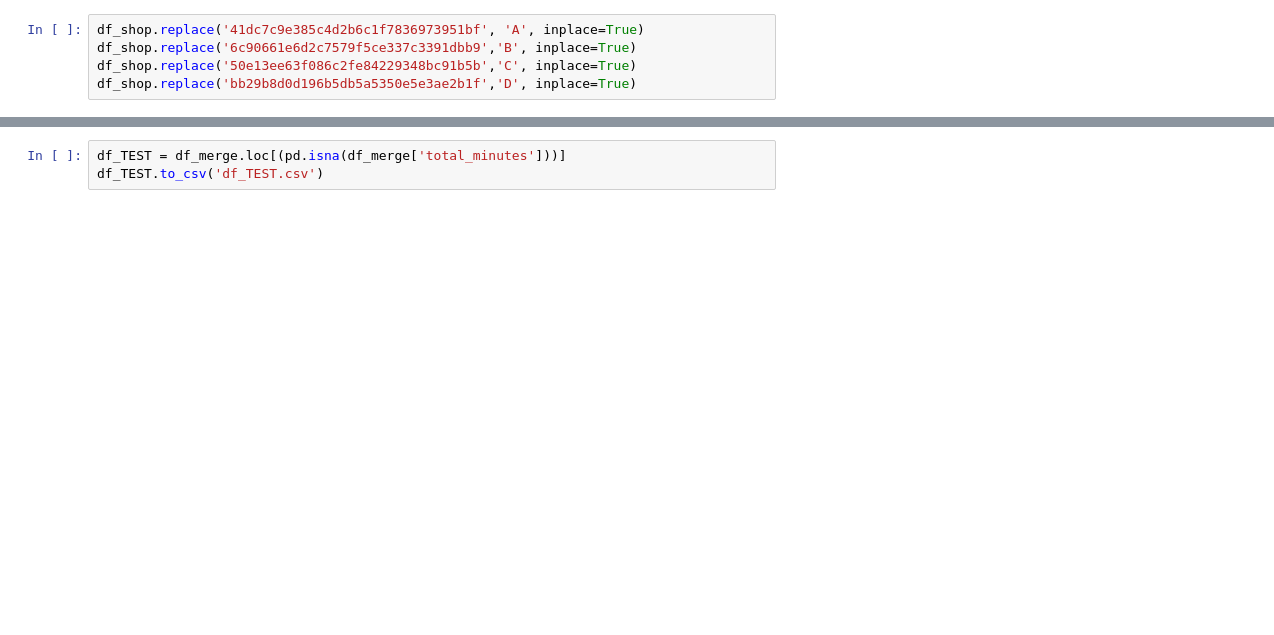
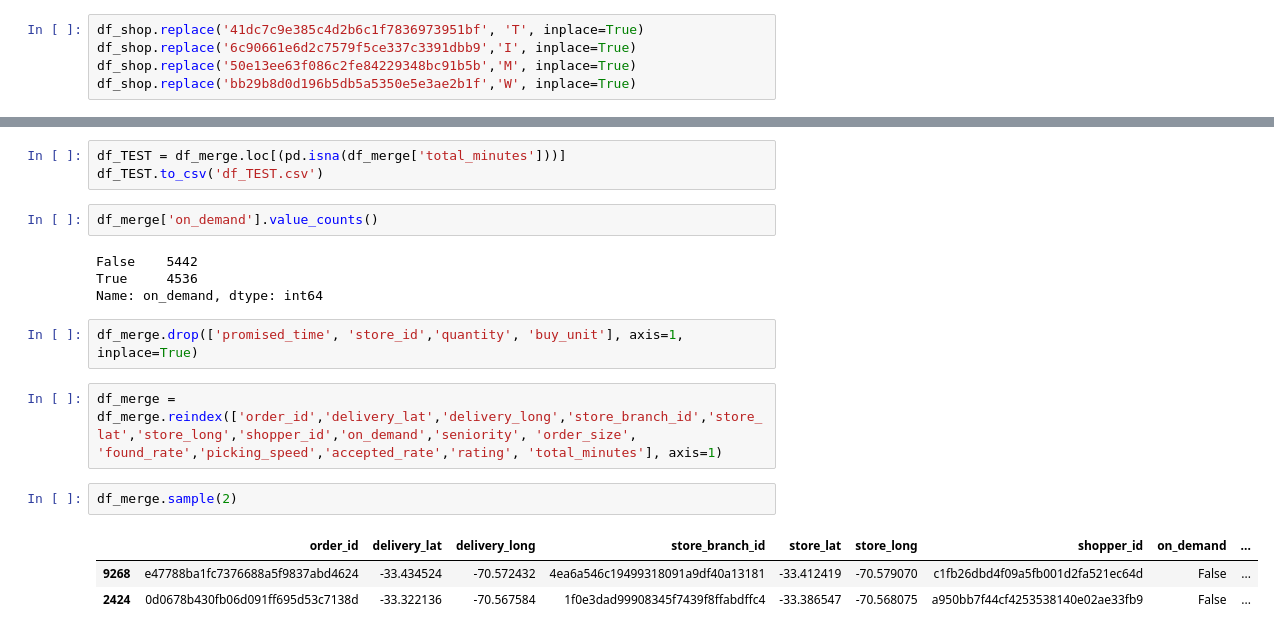
Before and after one commit to tiagottmoraes/CS-s-Data-Science-Example, a Jupyter notebook: ETL.ipynb, the cells around one changed output, grey strips where cells are left out. Cells and saved outputs as stored; diff of their text form; blank space fills up the shorter version.

```diff
--- a/ETL.ipynb
+++ b/ETL.ipynb
@@ -78,10 +91,10 @@ array(['41dc7c9e385c4d2b6c1f7836973951bf',
        '50e13ee63f086c2fe84229348bc91b5b',
        'bb29b8d0d196b5db5a5350e5e3ae2b1f'], dtype=object)
 # %%
-df_shop.replace('41dc7c9e385c4d2b6c1f7836973951bf', 'A', inplace=True)
-df_shop.replace('6c90661e6d2c7579f5ce337c3391dbb9','B', inplace=True)
-df_shop.replace('50e13ee63f086c2fe84229348bc91b5b','C', inplace=True)
-df_shop.replace('bb29b8d0d196b5db5a5350e5e3ae2b1f','D', inplace=True)
+df_shop.replace('41dc7c9e385c4d2b6c1f7836973951bf', 'T', inplace=True)
+df_shop.replace('6c90661e6d2c7579f5ce337c3391dbb9','I', inplace=True)
+df_shop.replace('50e13ee63f086c2fe84229348bc91b5b','M', inplace=True)
+df_shop.replace('bb29b8d0d196b5db5a5350e5e3ae2b1f','W', inplace=True)
 # %%
 df_shop.sample(2)
 # %% [output]
@@ -203,3 +216,19 @@ df_merge.sample(2)
 # %%
 df_TEST = df_merge.loc[(pd.isna(df_merge['total_minutes']))]
 df_TEST.to_csv('df_TEST.csv')
+# %%
+df_merge['on_demand'].value_counts()
+# %% [output]
+False    5442
+True     4536
+Name: on_demand, dtype: int64
+# %%
+df_merge.drop(['promised_time', 'store_id','quantity', 'buy_unit'], axis=1, inplace=True)
+# %%
+df_merge = df_merge.reindex(['order_id','delivery_lat','delivery_long','store_branch_id','store_lat','store_long','shopper_id','on_demand','seniority', 'order_size', 'found_rate','picking_speed','accepted_rate','rating', 'total_minutes'], axis=1)
+# %%
+df_merge.sample(2)
+# %% [output]
+|  | order_id | delivery_lat | delivery_long | store_branch_id | store_lat | store_long | shopper_id | on_demand | ... |
+| 9268 | e47788ba1fc7376688a5f9837abd4624 | -33.434524 | -70.572432 | 4ea6a546c19499318091a9df40a13181 | -33.412419 | -70.579070 | c1fb26dbd4f09a5fb001d2fa521ec64d | False | ... |
+| 2424 | 0d0678b430fb06d091ff695d53c7138d | -33.322136 | -70.567584 | 1f0e3dad99908345f7439f8ffabdffc4 | -33.386547 | -70.568075 | a950bb7f44cf4253538140e02ae33fb9 | False | ... |
```
Also changed, not shown: parts of 18 cells of this notebook.
